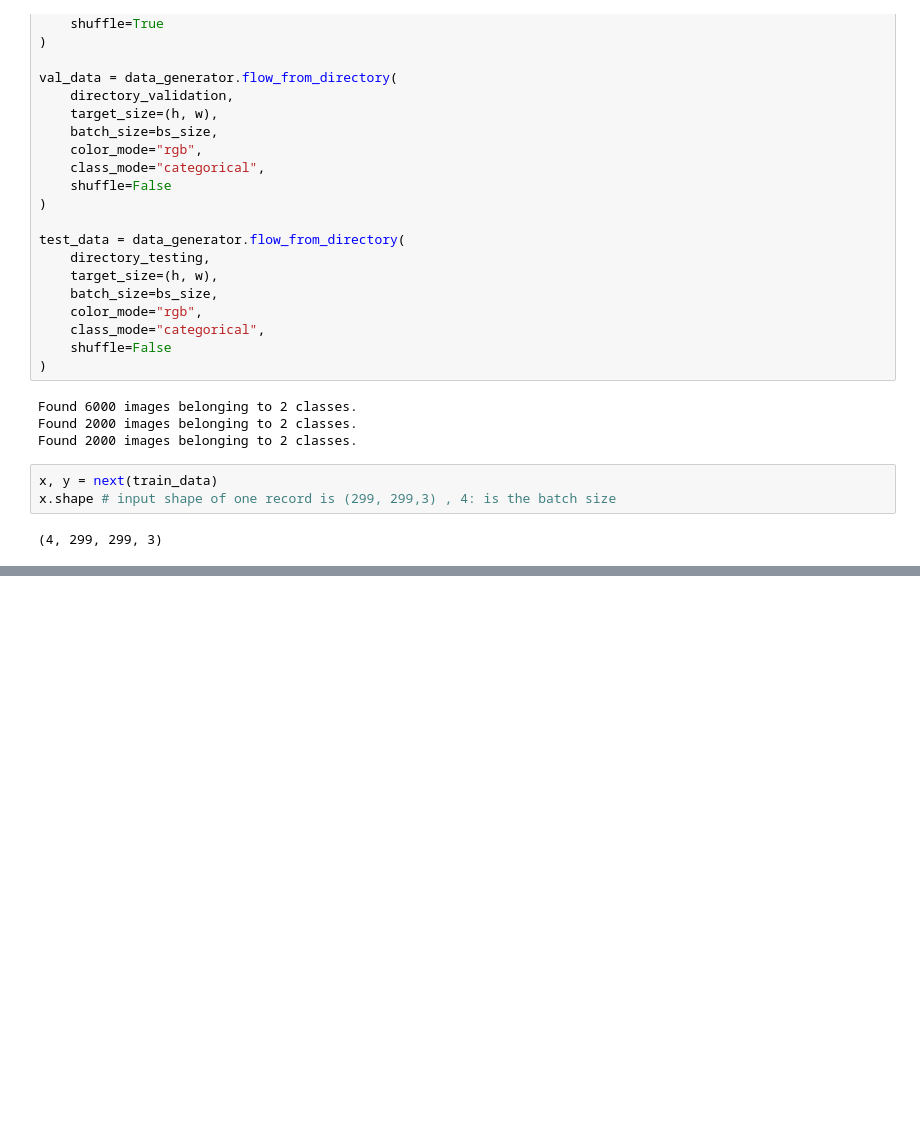
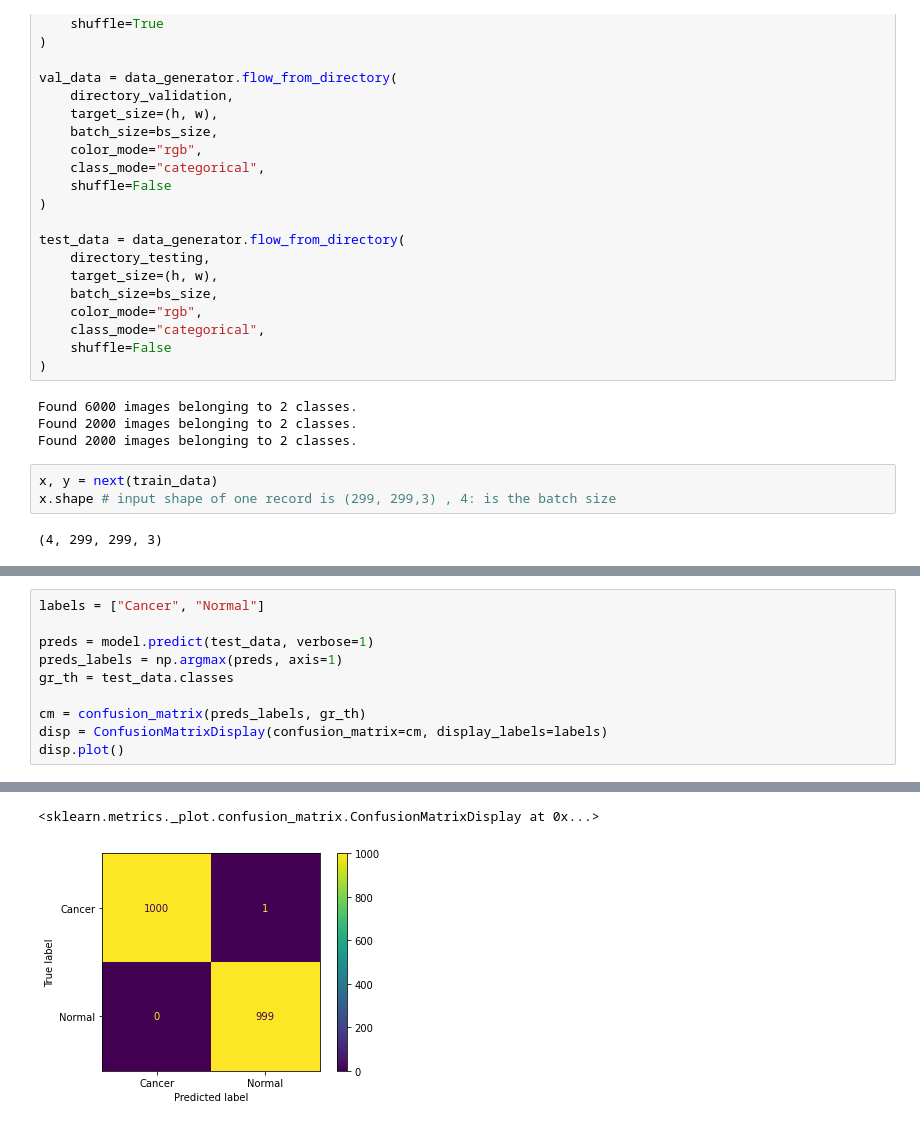
Before and after one commit to ahmed-mehanna-1/colon-cancer-classification, a Jupyter notebook: keras_model.ipynb, the cells around one changed output, grey strips where cells are left out. Saved outputs shown, nothing was run; the diff lists cells and outputs as text; blank space fills up the shorter version.

```diff
--- a/keras_model.ipynb
+++ b/keras_model.ipynb
@@ -115,0 +208,11 @@ model.evaluate(val_data)
+# %%
+labels = ["Cancer", "Normal"]
+
+preds = model.predict(test_data, verbose=1)
+preds_labels = np.argmax(preds, axis=1)
+gr_th = test_data.classes
+
+cm = confusion_matrix(preds_labels, gr_th)
+disp = ConfusionMatrixDisplay(confusion_matrix=cm, display_labels=labels)
+disp.plot()
+# %% [output]
@@ -115,0 +220,2 @@ model.evaluate(val_data)
+<sklearn.metrics._plot.confusion_matrix.ConfusionMatrixDisplay at 0x...>
+[figure, added]
```
Also changed, not shown: parts of 15 cells of this notebook.
